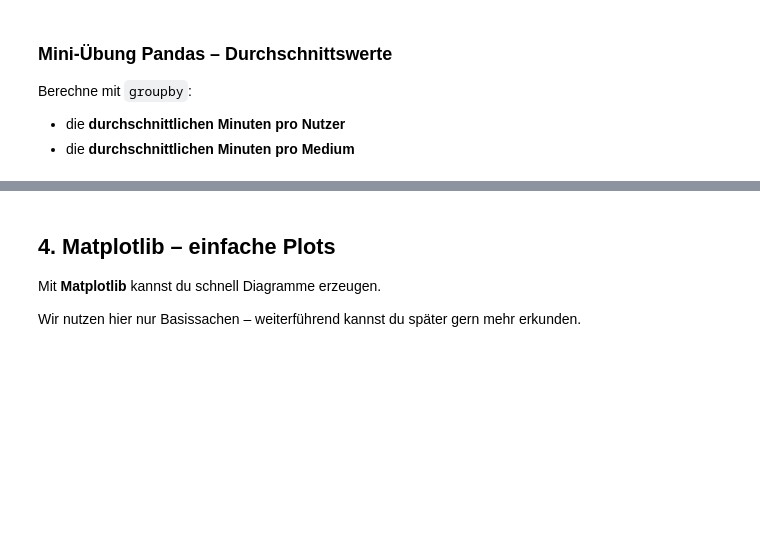
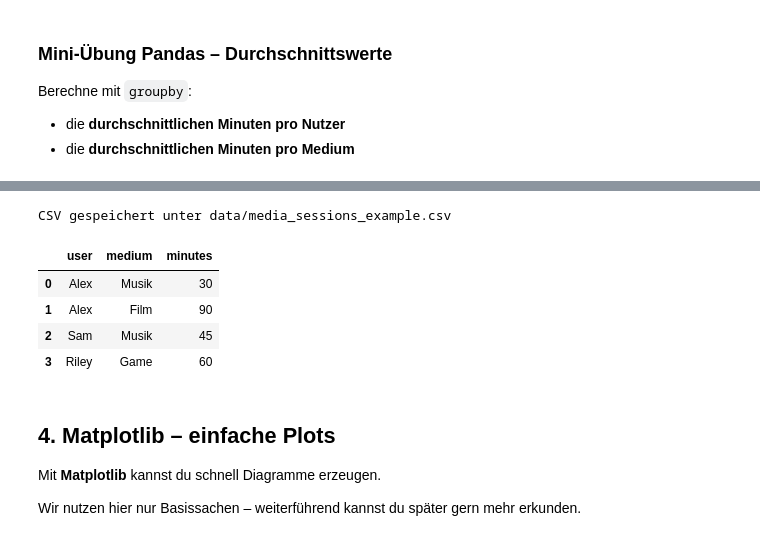
Before and after one commit to trungvt138/py101-media-informatics, a Jupyter notebook: notebooks/08_data_analysis_intro.ipynb, the cells around one changed output, grey strips where cells are left out. Drawn from its saved outputs; the diff is of its cells as text; code cells hidden in the pictures; blank space fills up the shorter version.

```diff
--- a/notebooks/08_data_analysis_intro.ipynb
+++ b/notebooks/08_data_analysis_intro.ipynb
@@ -178,11 +267,24 @@ Pandas kann super bequem mit CSV-Dateien umgehen.
 # %%
+from pathlib import Path
+import pandas as pd
+
+# Ordner automatisch erstellen
+Path("data").mkdir(exist_ok=True)
+
 # Wir speichern unseren DataFrame zuerst in eine CSV-Datei
 df.to_csv("data/media_sessions_example.csv", index=False)
 print("CSV gespeichert unter data/media_sessions_example.csv")
 
 # Und lesen sie wieder ein
 df_loaded = pd.read_csv("data/media_sessions_example.csv")
 df_loaded
+# %% [output]
+CSV gespeichert unter data/media_sessions_example.csv
+|  | user | medium | minutes |
+| 0 | Alex | Musik | 30 |
+| 1 | Alex | Film | 90 |
+| 2 | Sam | Musik | 45 |
+| 3 | Riley | Game | 60 |
 # %% [markdown]
 ## 4. Matplotlib – einfache Plots
 
```
Also changed, not shown: parts of 17 cells of this notebook.
